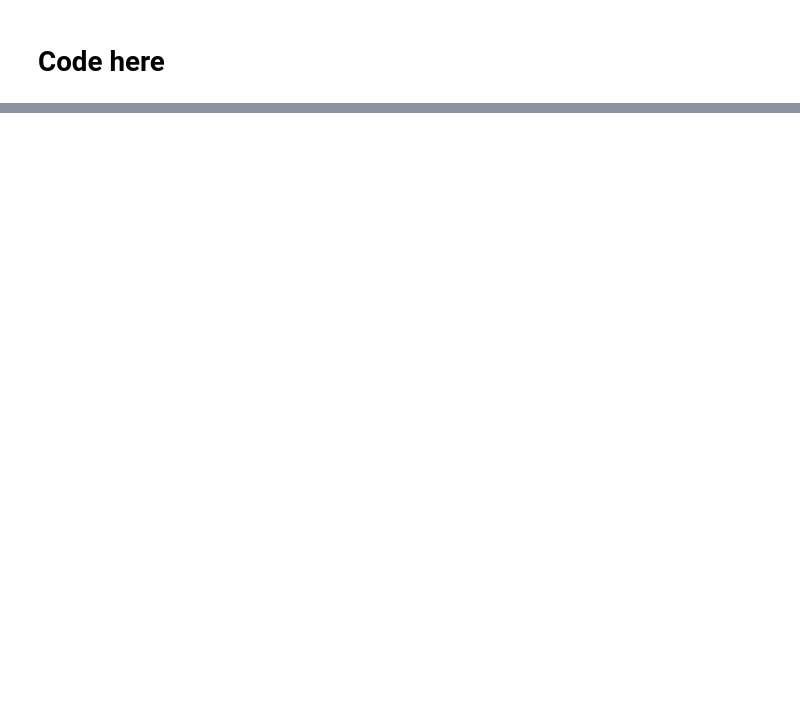
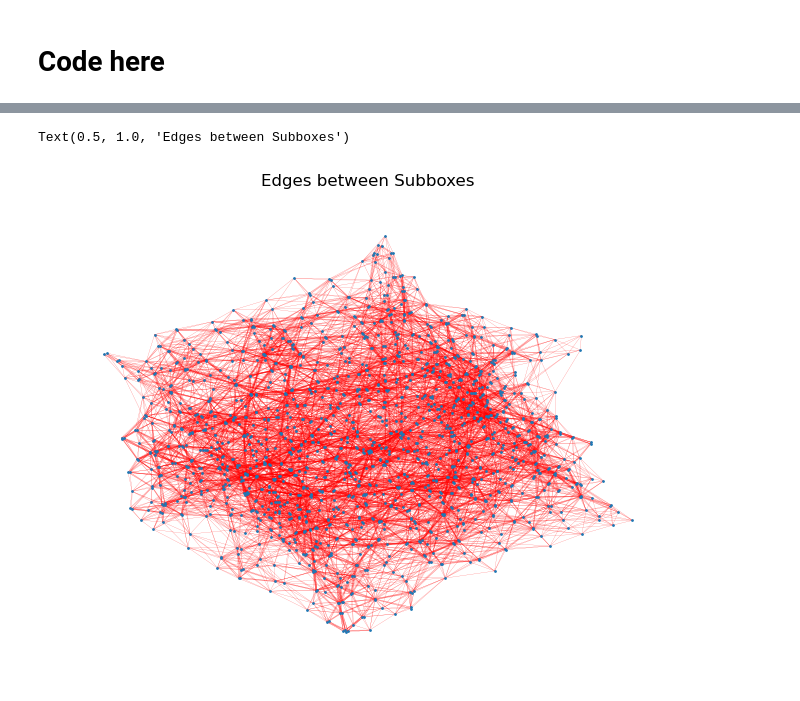
Before and after one commit to QMathsdude/kmc-charge-transport-organic-semiconductor, a Jupyter notebook: notebooks/02_graph_network_of_e-coupling_3D/mz_et_kz.ipynb, the cells around one changed output, grey strips where cells are left out. Drawn from its saved outputs; the diff is of its cells as text; code cells hidden in the pictures; blank space fills up the shorter version.

```diff
--- a/notebooks/02_graph_network_of_e-coupling_3D/mz_et_kz.ipynb
+++ b/notebooks/02_graph_network_of_e-coupling_3D/mz_et_kz.ipynb
@@ -70,0 +106,22 @@ Box dimensions: 11.24798  11.24798  11.24798
+# %%
+# Make subboxes
+## First, find dimension of one molecule to approximate number of subboxes needed
+molecule_size = pd.DataFrame(columns=["res_id", "molecule_size"])
+for n in range(1, 1502):
+    one_molecule = data.loc[data["res_id"] == n, ["x", "y", "z"]]
+    molecule_dimensions = (one_molecule.max() - one_molecule.min()).to_list()
+    molecule_size.loc[n - 1] = [n, np.prod(molecule_dimensions)]
+
+### My first attempt, but this is number of subboxes per axis, could be useful
+# number_of_subboxes = [round(x / y) for x,y in zip(box_dimensions,molecule_dimensions)]
+# number_of_subboxes
+
+number_of_subboxes = round(np.prod(box_dimensions) / np.prod(molecule_dimensions))
+## Output: number_of_subboxes = 142
+
+## Subbox dimension = box_dimension/mol_dimension + some arbitrary constant to make it slightly bigger to lower chance of edge case where no molecule exist in a subbox
+## Use the closest cube root(ie. 125)to provide a better approximation as well as to make calculations simpler
+
+####LOGIC ERROR: WE USE 1501 SUBBOXES, BUT SINCE 1501 IS NOT A PERFECT CUBE, USE 1331 SINCE NEAREST PERFECT CUBE
+number_of_subboxes = 1331
+subboxes_dimensions = [x / number_of_subboxes ** (1 / 3) for x in box_dimensions]
@@ -70,0 +255,22 @@ Box dimensions: 11.24798  11.24798  11.24798
+# %%
+#Uncomment the following to visualize the edges
+import networkx as nx
+import matplotlib.pyplot as plt
+
+
+# Create graph from all edges
+G = nx.Graph(edges)
+H = nx.Graph(new_edges)
+H.add_edges_from(edges)
+
+# Plot the graphs
+# plt.figure(figsize=(12, 8))
+# plt.subplot(121)
+# nx.draw(G, with_labels=False, node_size=1, edge_color='red', width=0.1)
+# plt.title("Edges within Subbox")
+# plt.subplot(122)
+nx.draw(H, with_labels=False, node_size=1, edge_color='red', width=0.1)
+plt.title("Edges between Subboxes")
+# %% [output]
+Text(0.5, 1.0, 'Edges between Subboxes')
+[figure, added]
```
Also changed, not shown: parts of 6 cells of this notebook.
